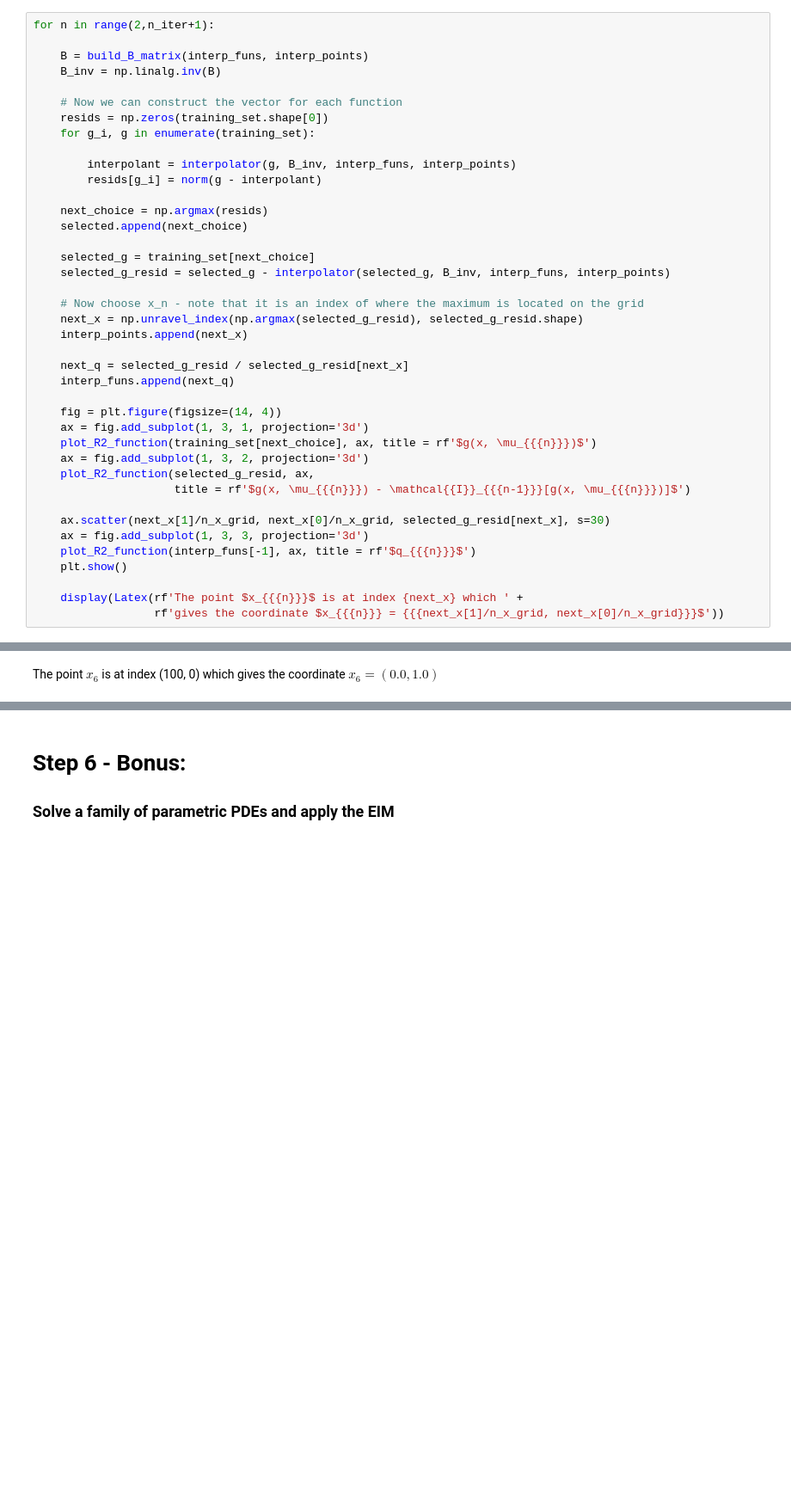
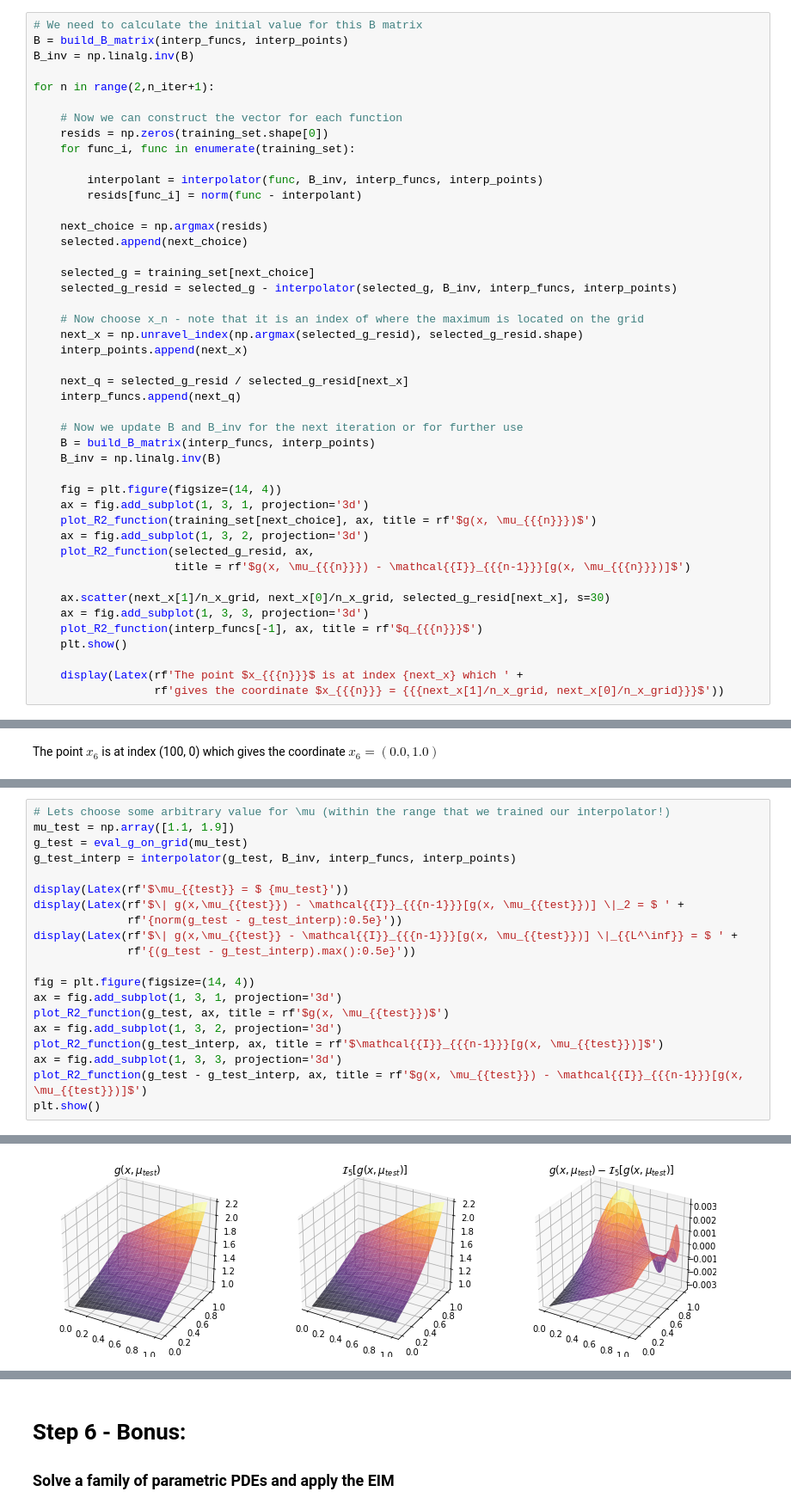
Before and after one commit to james-nichols/presentations_and_workshops, a Jupyter notebook: 2019_06_sparsity4psl/intro_to_EIM.ipynb, the cells around one changed output, grey strips where cells are left out. Shown at 86% size. Drawn from its saved outputs; the diff is of its cells as text; blank space fills up the shorter version.

Commit message:
now with test outputs

```diff
--- a/2019_06_sparsity4psl/intro_to_EIM.ipynb
+++ b/2019_06_sparsity4psl/intro_to_EIM.ipynb
@@ -261,28 +261,33 @@ Now we go on with the next iterations
 # %%
+# We need to calculate the initial value for this B matrix
+B = build_B_matrix(interp_funcs, interp_points)
+B_inv = np.linalg.inv(B)
+
 for n in range(2,n_iter+1):
-
-    B = build_B_matrix(interp_funs, interp_points)
-    B_inv = np.linalg.inv(B)
 
     # Now we can construct the vector for each function
     resids = np.zeros(training_set.shape[0])
-    for g_i, g in enumerate(training_set):
+    for func_i, func in enumerate(training_set):
 
-        interpolant = interpolator(g, B_inv, interp_funs, interp_points)
-        resids[g_i] = norm(g - interpolant)
+        interpolant = interpolator(func, B_inv, interp_funcs, interp_points)
+        resids[func_i] = norm(func - interpolant)
 
     next_choice = np.argmax(resids)
     selected.append(next_choice)
 
     selected_g = training_set[next_choice]
-    selected_g_resid = selected_g - interpolator(selected_g, B_inv, interp_funs, interp_points)
+    selected_g_resid = selected_g - interpolator(selected_g, B_inv, interp_funcs, interp_points)
 
     # Now choose x_n - note that it is an index of where the maximum is located on the grid
     next_x = np.unravel_index(np.argmax(selected_g_resid), selected_g_resid.shape)
     interp_points.append(next_x)
 
     next_q = selected_g_resid / selected_g_resid[next_x]
-    interp_funs.append(next_q)
+    interp_funcs.append(next_q)
+
+    # Now we update B and B_inv for the next iteration or for further use
+    B = build_B_matrix(interp_funcs, interp_points)
+    B_inv = np.linalg.inv(B)
 
     fig = plt.figure(figsize=(14, 4))
     ax = fig.add_subplot(1, 3, 1, projection='3d')
@@ -293,7 +298,7 @@ for n in range(2,n_iter+1):
 
     ax.scatter(next_x[1]/n_x_grid, next_x[0]/n_x_grid, selected_g_resid[next_x], s=30)
     ax = fig.add_subplot(1, 3, 3, projection='3d')
-    plot_R2_function(interp_funs[-1], ax, title = rf'$q_{{{n}}}$')
+    plot_R2_function(interp_funcs[-1], ax, title = rf'$q_{{{n}}}$')
     plt.show()
 
     display(Latex(rf'The point $x_{{{n}}}$ is at index {next_x} which ' +
@@ -318,0 +321,21 @@ Included should be a discussion of the Lebesgue constant here and why it's relev
+# %%
+# Lets choose some arbitrary value for \mu (within the range that we trained our interpolator!)
+mu_test = np.array([1.1, 1.9])
+g_test = eval_g_on_grid(mu_test)
+g_test_interp = interpolator(g_test, B_inv, interp_funcs, interp_points)
+
+display(Latex(rf'$\mu_{{test}} = $ {mu_test}'))
+display(Latex(rf'$\| g(x,\mu_{{test}}) - \mathcal{{I}}_{{{n-1}}}[g(x, \mu_{{test}})] \|_2 = $ ' +
+              rf'{norm(g_test - g_test_interp):0.5e}'))
+display(Latex(rf'$\| g(x,\mu_{{test}} - \mathcal{{I}}_{{{n-1}}}[g(x, \mu_{{test}})] \|_{{L^\inf}} = $ ' +
+              rf'{(g_test - g_test_interp).max():0.5e}'))
+
+fig = plt.figure(figsize=(14, 4))
+ax = fig.add_subplot(1, 3, 1, projection='3d')
+plot_R2_function(g_test, ax, title = rf'$g(x, \mu_{{test}})$')
+ax = fig.add_subplot(1, 3, 2, projection='3d')
+plot_R2_function(g_test_interp, ax, title = rf'$\mathcal{{I}}_{{{n-1}}}[g(x, \mu_{{test}})]$')
+ax = fig.add_subplot(1, 3, 3, projection='3d')
+plot_R2_function(g_test - g_test_interp, ax, title = rf'$g(x, \mu_{{test}}) - \mathcal{{I}}_{{{n-1}}}[g(x, \mu_{{test}})]$')
+plt.show()
+# %% [output]
@@ -318,0 +345 @@ Included should be a discussion of the Lebesgue constant here and why it's relev
+[figure, added]
```
Also changed, not shown: parts of 16 cells of this notebook.
